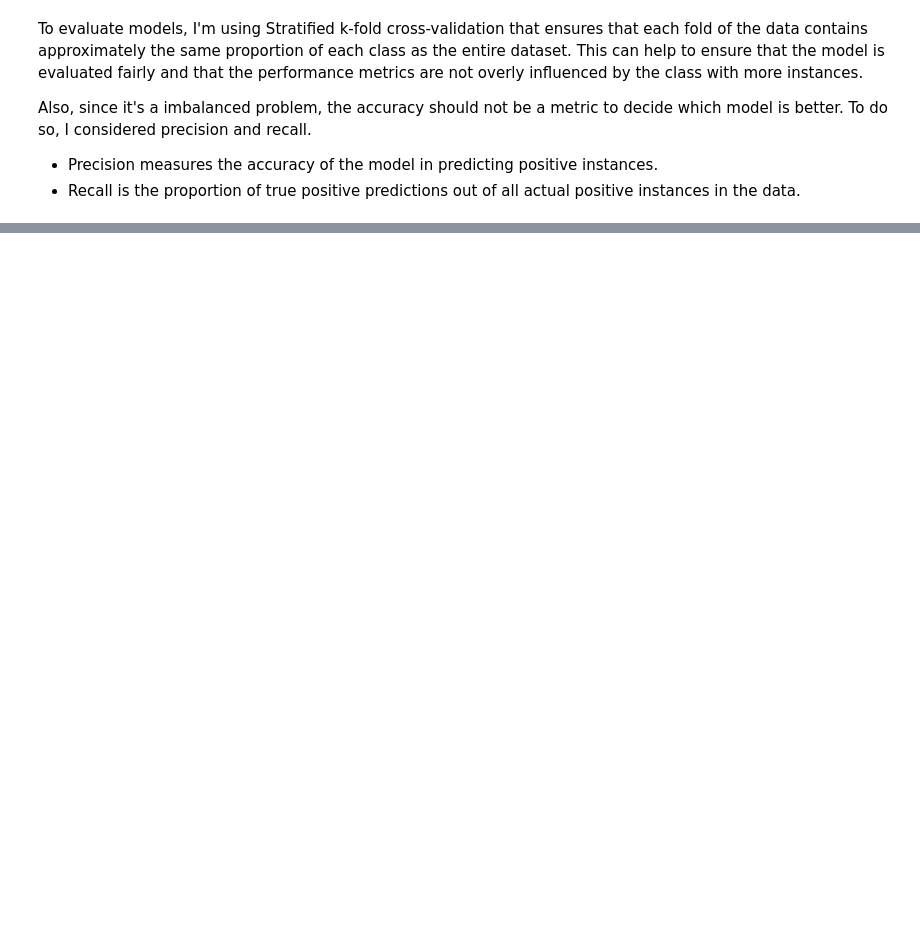
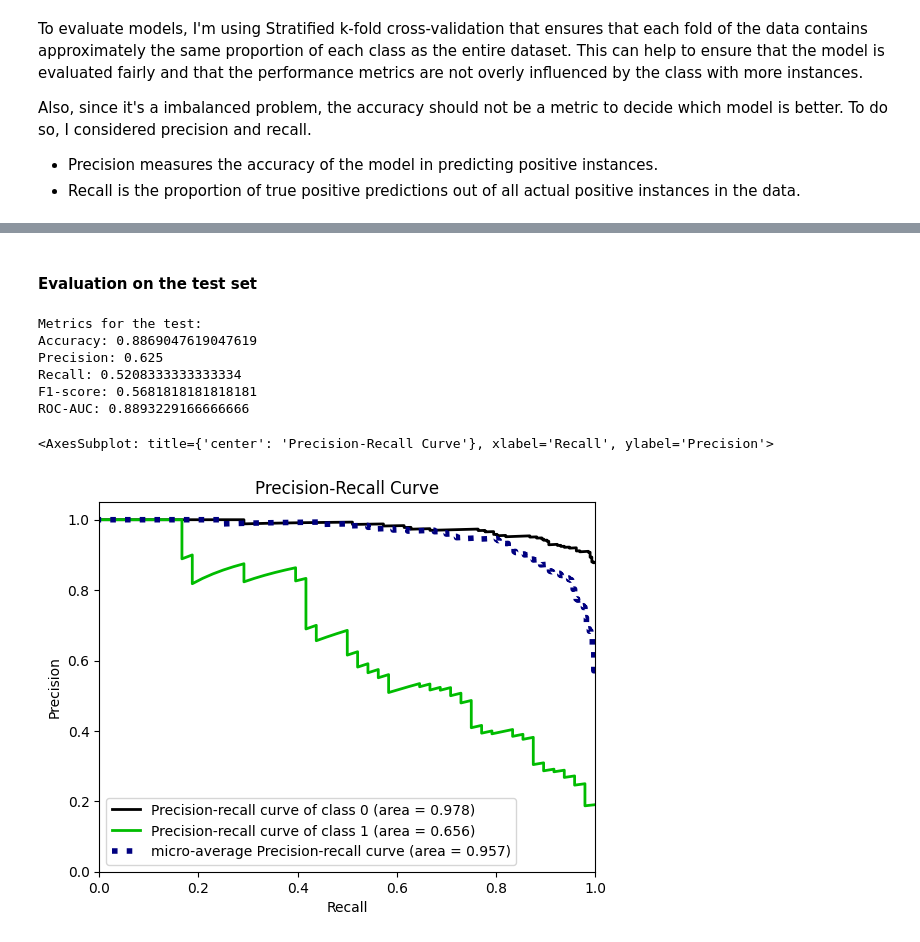
Before and after one commit to jooaobrum/marketing_campaign_CRM_case, a Jupyter notebook: notebooks/crm_ifood_propensity_exploration.ipynb, the cells around one changed output, grey strips where cells are left out. Cells and saved outputs as stored; diff of their text form; code cells hidden in the pictures; blank space fills up the shorter version.

```diff
--- a/notebooks/crm_ifood_propensity_exploration.ipynb
+++ b/notebooks/crm_ifood_propensity_exploration.ipynb
@@ -564,0 +599,28 @@ In this case, Logistic Regression has performed better than the others. So let's
+# %%
+skf = StratifiedKFold(n_splits=5, shuffle=True, random_state=42)
+
+param_grid = {
+    'learning_rate': [0.01, 0.1, 0.3],
+    'max_depth': [3, 5, 10],
+    'n_estimators': [200, 500],
+    'objective' : ['binary:logistic']
+}
+
+model = XGBClassifier()
+
+# Grid Search for hyperparameters tuning
+grid_search = GridSearchCV( model,
+							param_grid,
+							n_jobs = -1,
+							cv = skf,
+							scoring = 'recall',
+							verbose = 3,
+							refit = True)
+
+# Pipeline de dados
+xgb_pipe = Pipeline( steps = [('preprocessor', preprocessor),
+							('selector', SequentialFeatureSelector(DecisionTreeClassifier())),
+							('gridsearch', grid_search)])
+
+# Fit treino
+xgb_pipe.fit(X_train, y_train)
@@ -564,0 +666,21 @@ In this case, Logistic Regression has performed better than the others. So let's
+# %% [markdown]
+#### Evaluation on the test set
+# %%
+
+# Predict on the training and testing sets
+y_test_pred = xgb_pipe.predict_proba(X_test)
+# %%
+print('Metrics for the test:')
+evaluate(y_test, y_test_pred[:, 1])
+# %% [output]
+Metrics for the test:
+Accuracy: 0.8869047619047619
+Precision: 0.625
+Recall: 0.5208333333333334
+F1-score: 0.5681818181818181
+ROC-AUC: 0.8893229166666666
+# %%
+skplt.metrics.plot_precision_recall(y_test, y_test_pred)
+# %% [output]
+<AxesSubplot: title={'center': 'Precision-Recall Curve'}, xlabel='Recall', ylabel='Precision'>
+[figure, added]
```
Also changed, not shown: parts of 30 cells of this notebook.
